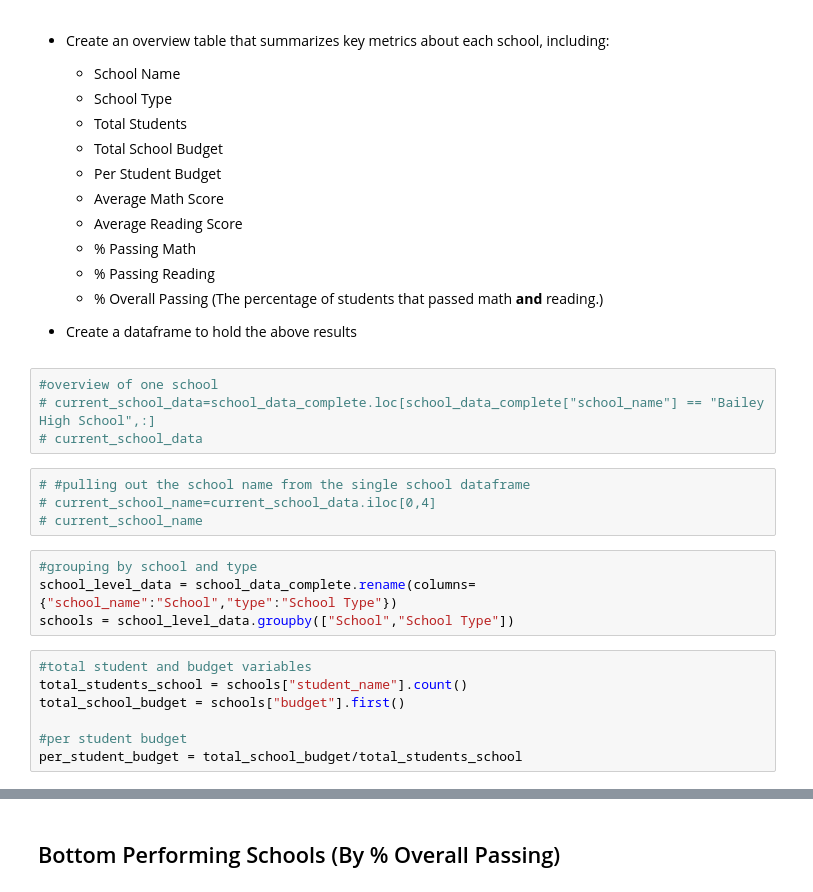
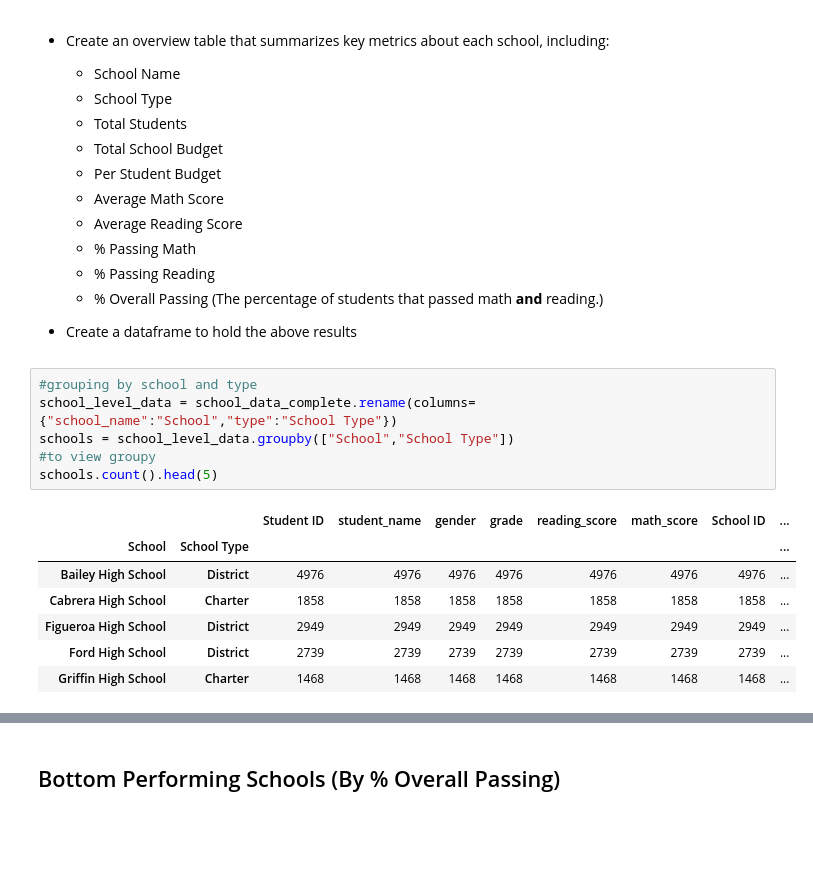
Before and after one commit to capnrick/pandas-challenge, a Jupyter notebook: PyCitySchools/PyCitySchools_starter.ipynb, the cells around one changed output, grey strips where cells are left out. Drawn from its saved outputs; the diff is of its cells as text; blank space fills up the shorter version.

```diff
--- a/PyCitySchools/PyCitySchools_starter.ipynb
+++ b/PyCitySchools/PyCitySchools_starter.ipynb
@@ -152,22 +146,17 @@ result_dataframe
   * % Overall Passing (The percentage of students that passed math **and** reading.)
 
 * Create a dataframe to hold the above results
-# %%
-#overview of one school
-# current_school_data=school_data_complete.loc[school_data_complete["school_name"] == "Bailey High School",:]
-# current_school_data
-# %%
-# #pulling out the school name from the single school dataframe
-# current_school_name=current_school_data.iloc[0,4]
-# current_school_name
 # %%
 #grouping by school and type
 school_level_data = school_data_complete.rename(columns={"school_name":"School","type":"School Type"})
 schools = school_level_data.groupby(["School","School Type"])
+#to view groupy
+schools.count().head(5)
+# %% [output]
+|  |  | Student ID | student_name | gender | grade | reading_score | math_score | School ID | ... |
+| School | School Type |  |  |  |  |  |  |  | ... |
+| Bailey High School | District | 4976 | 4976 | 4976 | 4976 | 4976 | 4976 | 4976 | ... |
+| Cabrera High School | Charter | 1858 | 1858 | 1858 | 1858 | 1858 | 1858 | 1858 | ... |
+| Figueroa High School | District | 2949 | 2949 | 2949 | 2949 | 2949 | 2949 | 2949 | ... |
+| Ford High School | District | 2739 | 2739 | 2739 | 2739 | 2739 | 2739 | 2739 | ... |
+| Griffin High School | Charter | 1468 | 1468 | 1468 | 1468 | 1468 | 1468 | 1468 | ... |
-# %%
-#total student and budget variables
-total_students_school = schools["student_name"].count()
-total_school_budget = schools["budget"].first()
-
-#per student budget
-per_student_budget = total_school_budget/total_students_school
```
Also changed, not shown: parts of 12 cells of this notebook.
